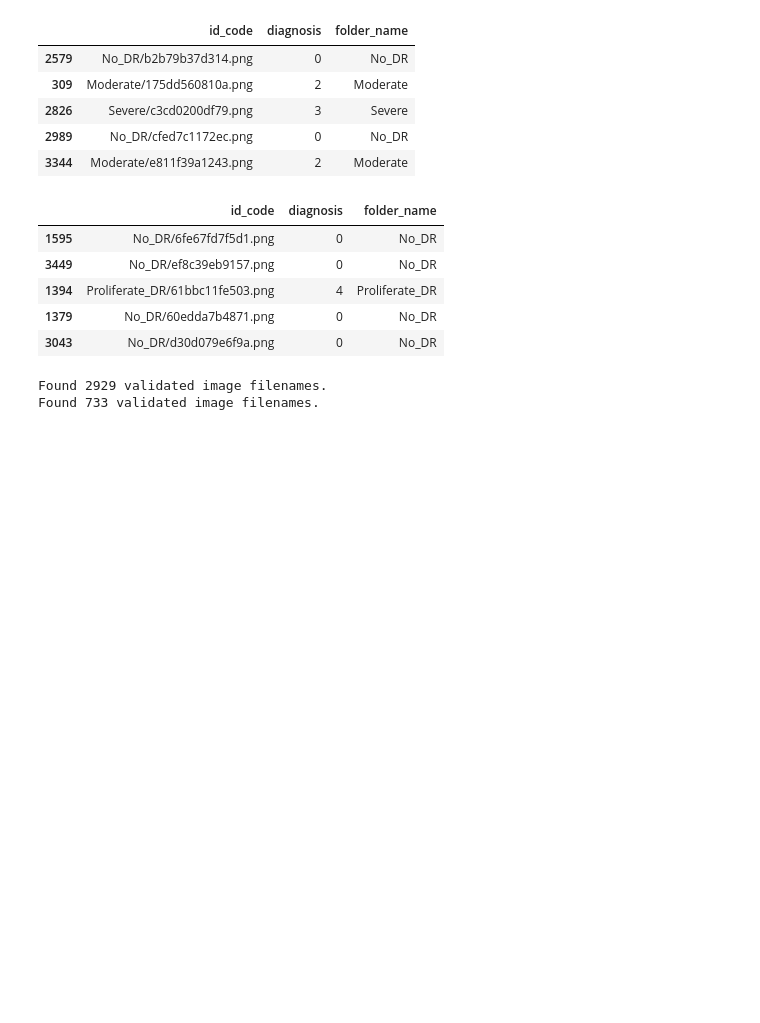
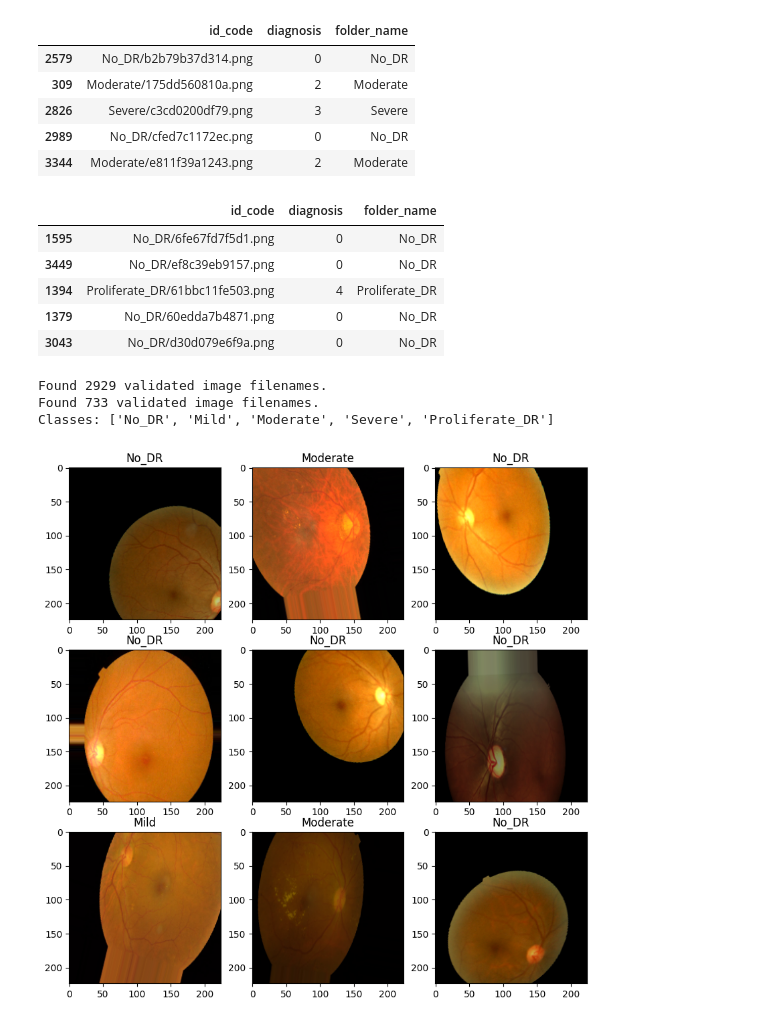
Before and after one commit to SeljukInci/Team2_DiabeticRetinopathy, a Jupyter notebook: Team2_DiabeticRetinopathy.ipynb, the cells around one changed output. Saved outputs shown, nothing was run; the diff lists cells and outputs as text; code cells hidden in the pictures; blank space fills up the shorter version.

```diff
--- a/Team2_DiabeticRetinopathy.ipynb
+++ b/Team2_DiabeticRetinopathy.ipynb
@@ -80,7 +79,8 @@ train_datagen = ImageDataGenerator(
     width_shift_range=0.2,
     height_shift_range=0.2,
     horizontal_flip=True,
-    fill_mode='nearest'
+    fill_mode='nearest',
+    brightness_range=[0.5, 1.5],
 
 )
 
@@ -133,6 +133,29 @@ validation_generator = val_datagen.flow_from_dataframe(
     batch_size=batch_size,
     class_mode='raw'
 )
+
+# class_indices yerine diagnosis_map'ten sınıf isimlerini alıyoruz
+class_names = list(diagnosis_map.values())
+print("Classes:", class_names)
 # %% [output]
 Found 2929 validated image filenames.
 Found 733 validated image filenames.
+Classes: ['No_DR', 'Mild', 'Moderate', 'Severe', 'Proliferate_DR']
+# %%
+images, labels = next(train_generator)
+
+
+plt.figure(figsize=(10, 10))
+for i in range(9):
+    ax = plt.subplot(3, 3, i + 1)
+
+    # labels zaten direkt sayısal sınıf etiketleri olduğu için argmax'a gerek yok.
+    label_index = int(labels[i]) # float olabilir, int'e çevir
+    plt.title(class_names[label_index])
+
+    plt.imshow(images[i])
+
+
+plt.show()
+# %% [output]
+[figure, added]
```
Also changed, not shown: parts of 6 cells of this notebook.
